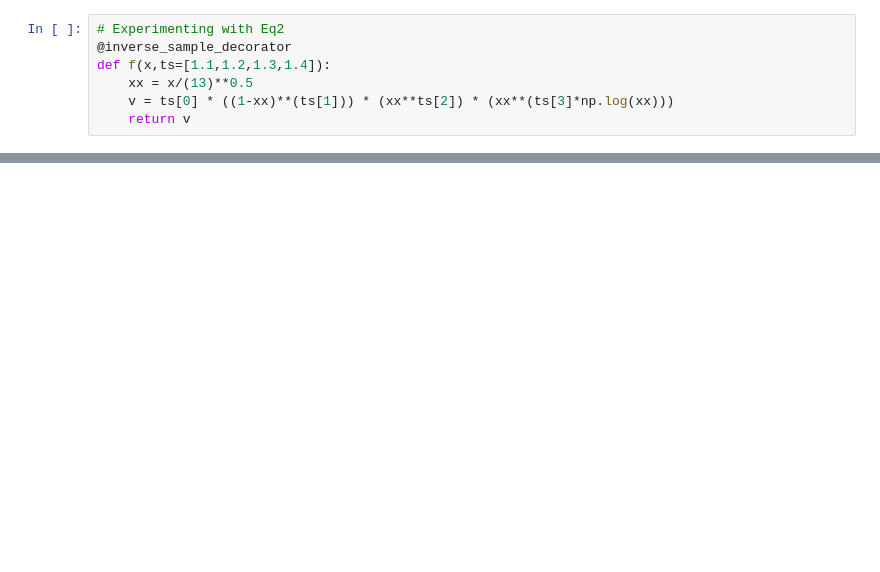
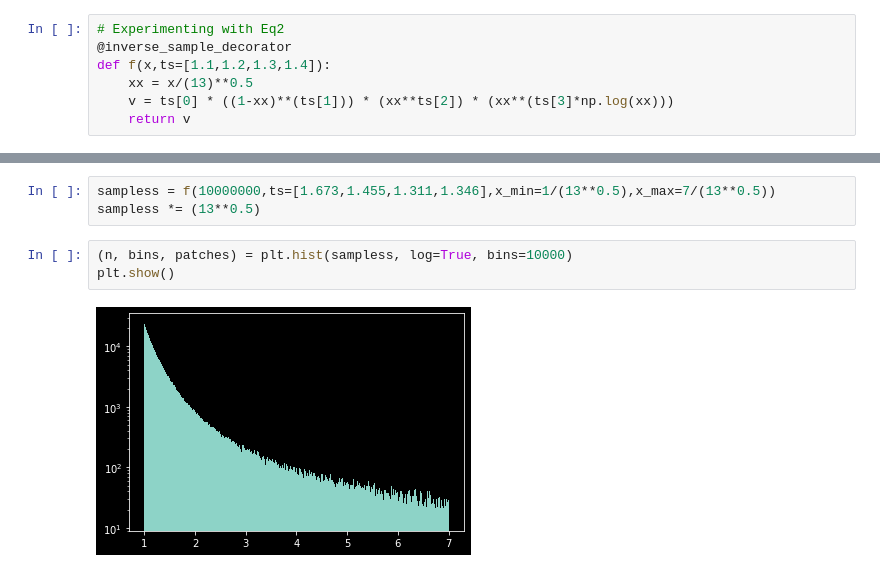
Before and after one commit to TDHTTTT/GCNN, a Jupyter notebook: WIP_bgfit.ipynb, the cells around one changed output, grey strips where cells are left out. Drawn from its saved outputs; the diff is of its cells as text; blank space fills up the shorter version.

```diff
--- a/WIP_bgfit.ipynb
+++ b/WIP_bgfit.ipynb
@@ -73,0 +74,8 @@ plt.show()
+# %%
+sampless = f(10000000,ts=[1.673,1.455,1.311,1.346],x_min=1/(13**0.5),x_max=7/(13**0.5))
+sampless *= (13**0.5)
+# %%
+(n, bins, patches) = plt.hist(sampless, log=True, bins=10000)
+plt.show()
+# %% [output]
+[figure, added]
```
Also changed, not shown: parts of 16 cells of this notebook.
